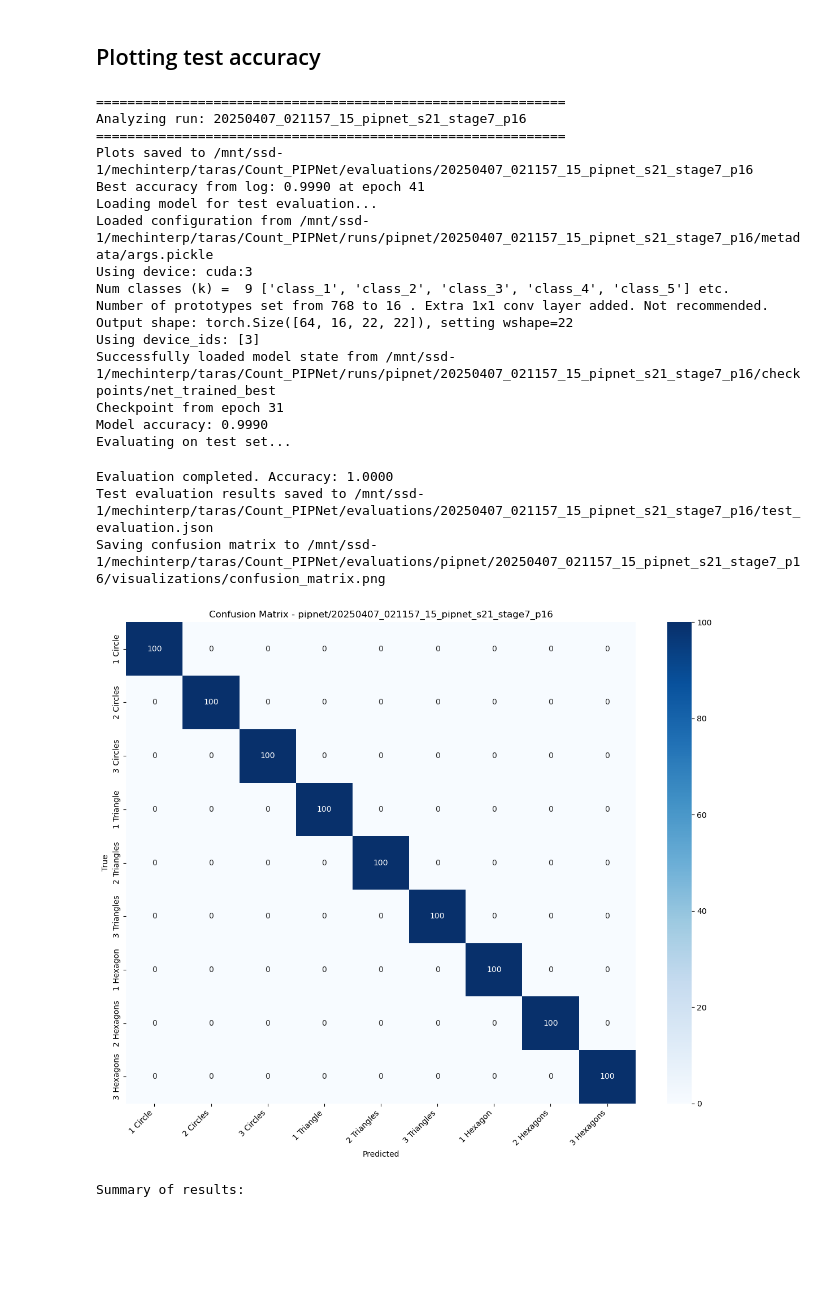
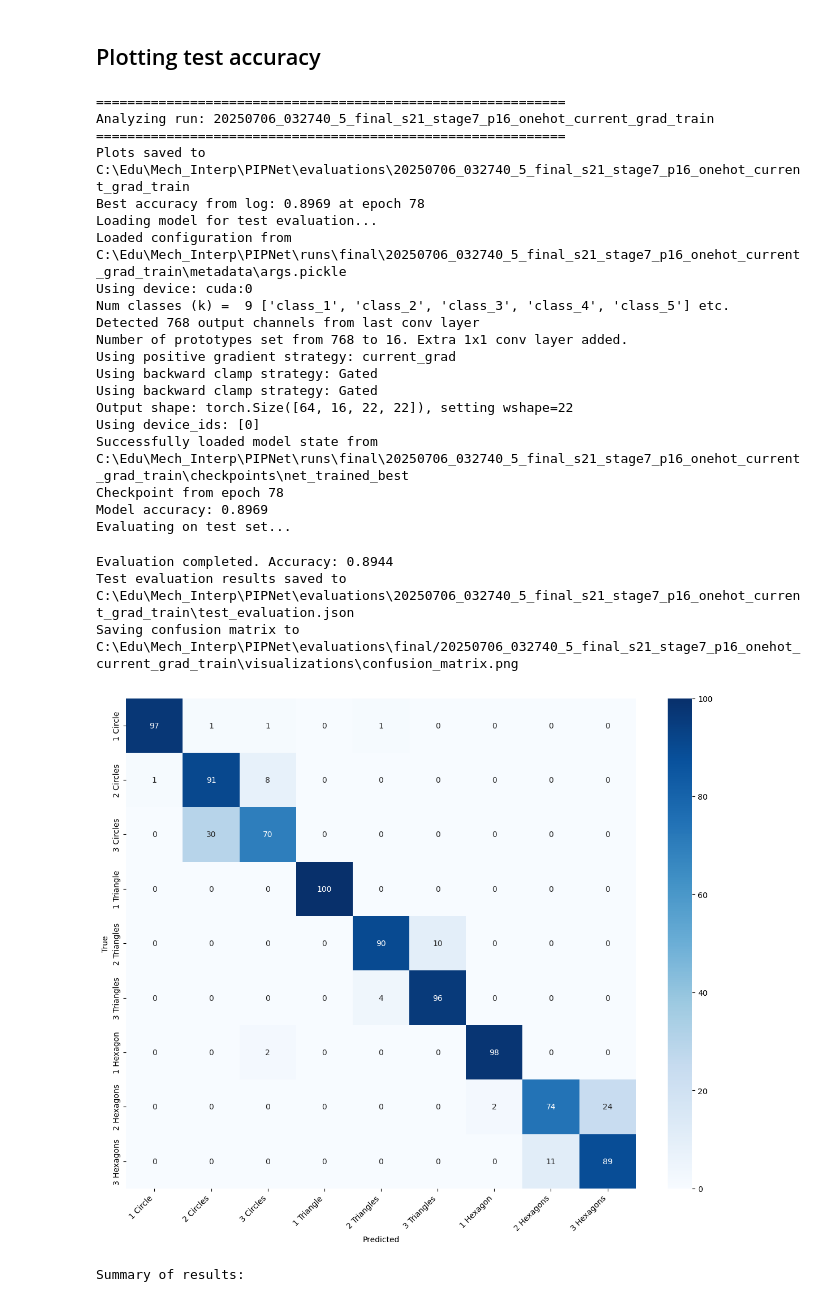
Before and after one commit to TarasKutsyk/Count_PIPNet, a Jupyter notebook: notebooks/evaluate.ipynb, the cells around one changed output. Cells and saved outputs as stored; diff of their text form; code cells hidden in the pictures; blank space fills up the shorter version.

```diff
--- a/notebooks/evaluate.ipynb
+++ b/notebooks/evaluate.ipynb
@@ -58,7 +60,7 @@ from util.args import get_args
 from util.vis_pipnet import vizualize_network
 # %%
 # Device setup
-GPU_TO_USE = 3
+GPU_TO_USE = 0
 
 if torch.backends.mps.is_available():
     device = "mps"
@@ -590,6 +592,6 @@ def analyze_run(run_dir, output_dir, evaluate_test=True, checkpoint_name='net_tr
 # Loading the models
 # %%
 # Define the base directory for your experiments
-multi_experiment_dir = base_path / 'runs/pipnet'
+multi_experiment_dir = base_path / 'runs/final'
 print(f"Experiment directory: {multi_experiment_dir}")
 # %% [output]
@@ -605,7 +607,7 @@ Evaluation results will be saved to /mnt/ssd-1/mechinterp/taras/Count_PIPNet/eva
 use_summary_file = False
 # Option to use hard-coded run directories (specify just the base names)
 hard_coded_run_dirs = [
-    'pipnet/20250407_021157_15_pipnet_s21_stage7_p16',
+    'final/20250706_032740_5_final_s21_stage7_p16_onehot_current_grad_train',
 ]
 
 if use_summary_file:
@@ -657,8 +659,9 @@ run_dirs
 # Main part (single seed)
 # %%
 # Select only the runs containing a specific string
-filter_str = 'stage3_p16'
+filter_str = ''
 
-run_dirs = {dir: value for dir, value in run_dirs.items() if filter_str in dir}
+if filter_str:
+    run_dirs = {dir: value for dir, value in run_dirs.items() if filter_str in dir}
 run_dirs
 # %% [output]
@@ -748,7 +737,7 @@ for run_name, run_dir in tqdm(run_dirs.items(), desc="Analyzing runs"):
                    yticklabels=class_names_reordered)
         plt.xlabel('Predicted')
         plt.ylabel('True')
-        plt.title(f'Confusion Matrix - {run_name}')
+        # plt.title(f'Confusion Matrix - {run_name}')
 
         # Rotate x labels for better readability
         plt.xticks(rotation=45, ha='right')
@@ -757,7 +746,7 @@ for run_name, run_dir in tqdm(run_dirs.items(), desc="Analyzing runs"):
         # Save the plot
         cm_path = os.path.join(vis_dir, 'confusion_matrix.png')
         print(f'Saving confusion matrix to', cm_path)
-        plt.savefig(cm_path, bbox_inches='tight')
+        plt.savefig(cm_path, bbox_inches='tight', dpi=300)
 
         if plot_confusion_matrix:
             # Display in notebook
@@ -780,46 +769,50 @@ for result in all_results:
         result_dict['test_accuracy'] = result['eval_info']['accuracy']
 
     summary_data.append(result_dict)
 
 if summary_data:
     summary_df = pd.DataFrame(summary_data)
 
     # Sort by test accuracy if available, otherwise by validation accuracy
     if 'test_accuracy' in summary_df.columns:
         summary_df = summary_df.sort_values('test_accuracy', ascending=False)
     elif 'val_accuracy' in summary_df.columns:
         summary_df = summary_df.sort_values('val_accuracy', ascending=False)
 
     # Save to CSV
     summary_path = os.path.join(eval_results_dir, 'results_summary.csv')
     summary_df.to_csv(summary_path, index=False)
 
     # Print summary
     from IPython.display import display
     display(summary_df)
     print(f"\nSummary saved to {summary_path}")
 
 print("\nAnalysis complete!")
 # %% [output]
 ============================================================
-Analyzing run: 20250407_021157_15_pipnet_s21_stage7_p16
+Analyzing run: 20250706_032740_5_final_s21_stage7_p16_onehot_current_grad_train
 ============================================================
-Plots saved to /mnt/ssd-1/mechinterp/taras/Count_PIPNet/evaluations/20250407_021157_15_pipnet_s21_stage7_p16
-Best accuracy from log: 0.9990 at epoch 41
+Plots saved to C:\Edu\Mech_Interp\PIPNet\evaluations\20250706_032740_5_final_s21_stage7_p16_onehot_current_grad_train
+Best accuracy from log: 0.8969 at epoch 78
 Loading model for test evaluation...
-Loaded configuration from /mnt/ssd-1/mechinterp/taras/Count_PIPNet/runs/pipnet/20250407_021157_15_pipnet_s21_stage7_p16/metadata/args.pickle
-Using device: cuda:3
+Loaded configuration from C:\Edu\Mech_Interp\PIPNet\runs\final\20250706_032740_5_final_s21_stage7_p16_onehot_current_grad_train\metadata\args.pickle
+Using device: cuda:0
 Num classes (k) =  9 ['class_1', 'class_2', 'class_3', 'class_4', 'class_5'] etc.
-Number of prototypes set from 768 to 16 . Extra 1x1 conv layer added. Not recommended.
+Detected 768 output channels from last conv layer
+Number of prototypes set from 768 to 16. Extra 1x1 conv layer added.
+Using positive gradient strategy: current_grad
+Using backward clamp strategy: Gated
+Using backward clamp strategy: Gated
 Output shape: torch.Size([64, 16, 22, 22]), setting wshape=22
-Using device_ids: [3]
-Successfully loaded model state from /mnt/ssd-1/mechinterp/taras/Count_PIPNet/runs/pipnet/20250407_021157_15_pipnet_s21_stage7_p16/checkpoints/net_trained_best
-Checkpoint from epoch 31
-Model accuracy: 0.9990
+Using device_ids: [0]
+Successfully loaded model state from C:\Edu\Mech_Interp\PIPNet\runs\final\20250706_032740_5_final_s21_stage7_p16_onehot_current_grad_train\checkpoints\net_trained_best
+Checkpoint from epoch 78
+Model accuracy: 0.8969
 Evaluating on test set...
-Evaluation completed. Accuracy: 1.0000
-Test evaluation results saved to /mnt/ssd-1/mechinterp/taras/Count_PIPNet/evaluations/20250407_021157_15_pipnet_s21_stage7_p16/test_evaluation.json
-Saving confusion matrix to /mnt/ssd-1/mechinterp/taras/Count_PIPNet/evaluations/pipnet/20250407_021157_15_pipnet_s21_stage7_p16/visualizations/confusion_matrix.png
+Evaluation completed. Accuracy: 0.8944
+Test evaluation results saved to C:\Edu\Mech_Interp\PIPNet\evaluations\20250706_032740_5_final_s21_stage7_p16_onehot_current_grad_train\test_evaluation.json
+Saving confusion matrix to C:\Edu\Mech_Interp\PIPNet\evaluations\final/20250706_032740_5_final_s21_stage7_p16_onehot_current_grad_train\visualizations\confusion_matrix.png
-[figure, old version]
+[figure, new version]
 Summary of results:
 |  | run | val_accuracy | best_epoch | test_accuracy |
```
Also changed, not shown: parts of 8 cells of this notebook, 13 other files.
